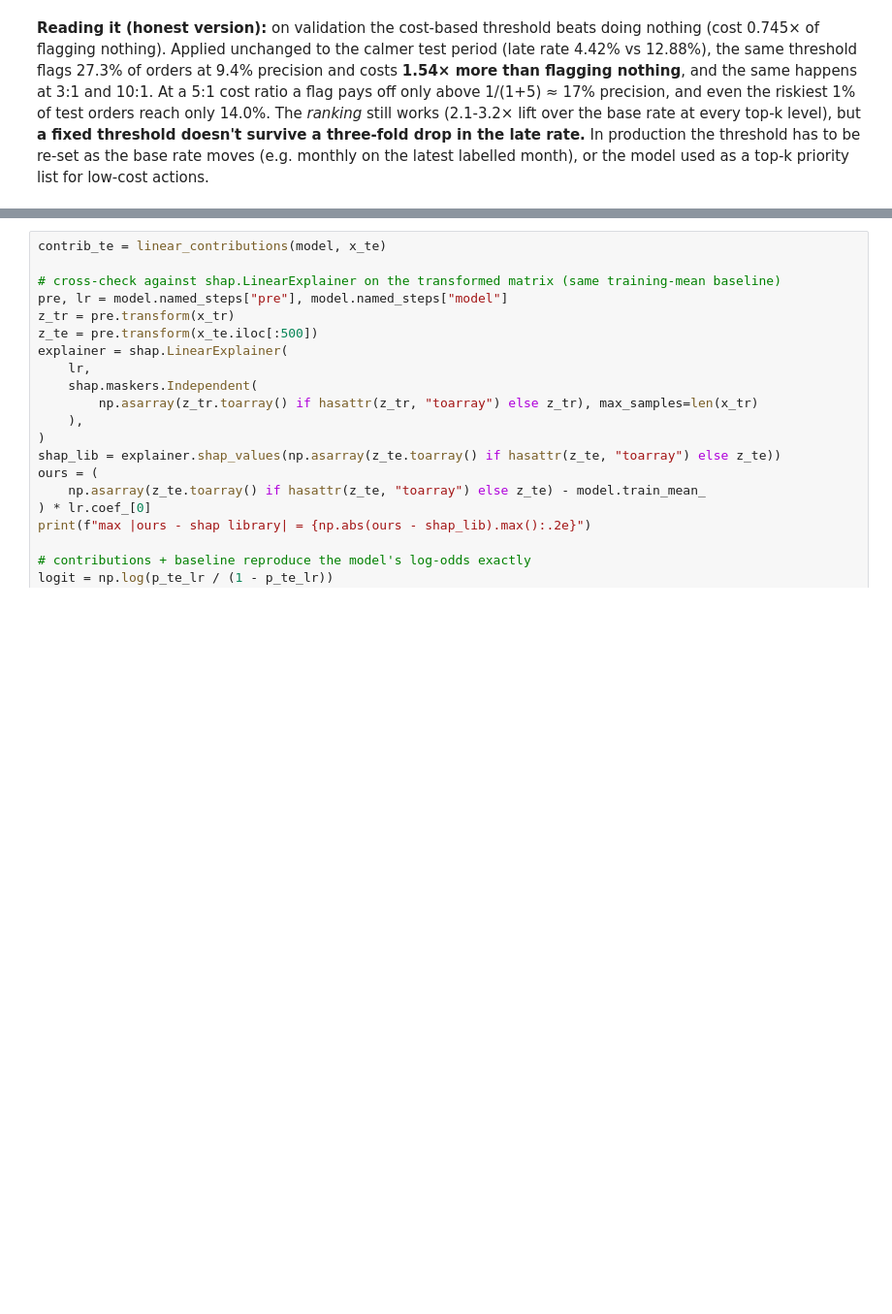
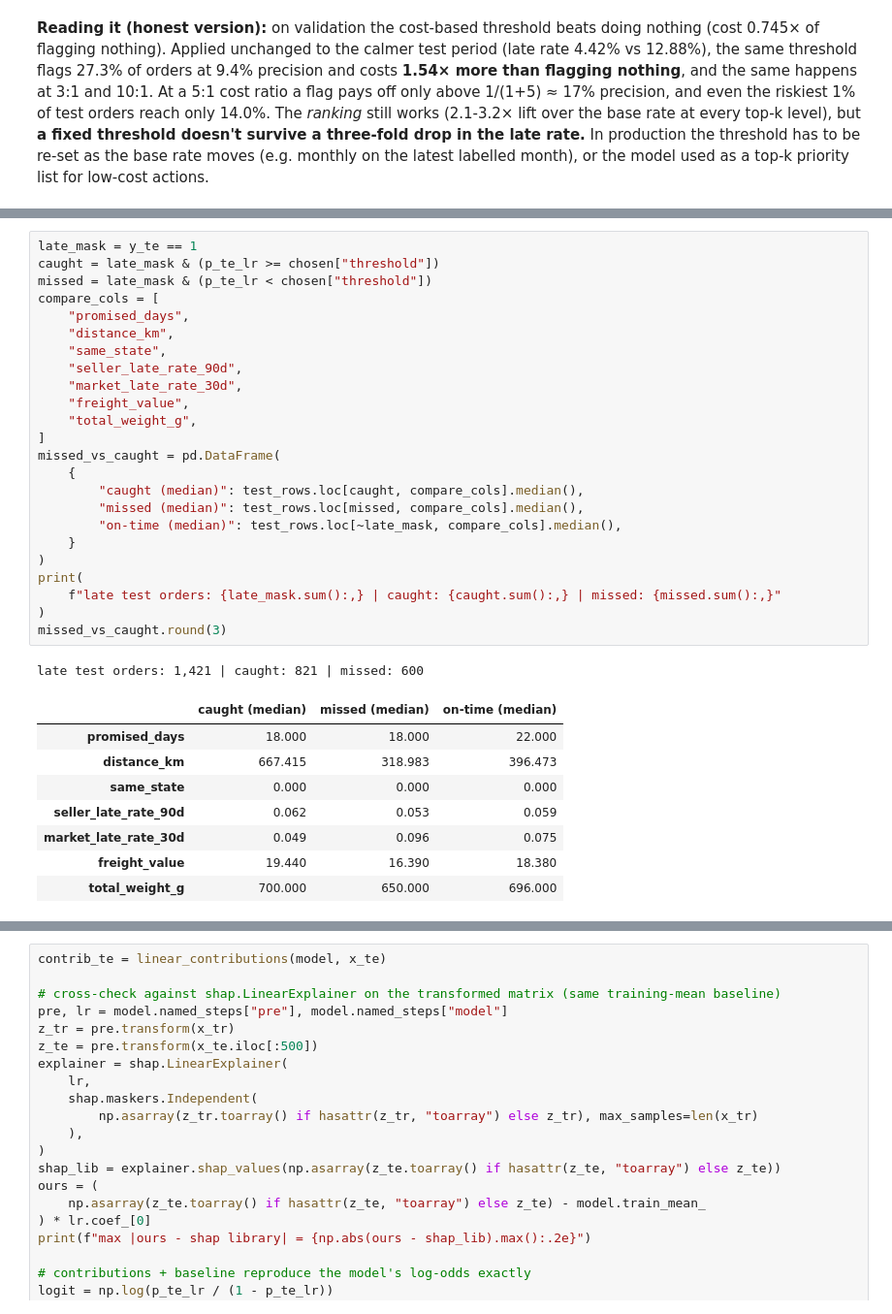
Before and after one commit to MasoodManzoorAhmed/ecommerce-customer-experience-analytics-with-GenAI, a Jupyter notebook: notebooks/02_late_delivery_model.ipynb, the cells around one changed output, grey strips where cells are left out. Shown at 97% size. Saved outputs shown, nothing was run; the diff lists cells and outputs as text; blank space fills up the shorter version.

```diff
--- a/notebooks/02_late_delivery_model.ipynb
+++ b/notebooks/02_late_delivery_model.ipynb
@@ -349,0 +439,34 @@ dtype: float64
+# %%
+late_mask = y_te == 1
+caught = late_mask & (p_te_lr >= chosen["threshold"])
+missed = late_mask & (p_te_lr < chosen["threshold"])
+compare_cols = [
+    "promised_days",
+    "distance_km",
+    "same_state",
+    "seller_late_rate_90d",
+    "market_late_rate_30d",
+    "freight_value",
+    "total_weight_g",
+]
+missed_vs_caught = pd.DataFrame(
+    {
+        "caught (median)": test_rows.loc[caught, compare_cols].median(),
+        "missed (median)": test_rows.loc[missed, compare_cols].median(),
+        "on-time (median)": test_rows.loc[~late_mask, compare_cols].median(),
+    }
+)
+print(
+    f"late test orders: {late_mask.sum():,} | caught: {caught.sum():,} | missed: {missed.sum():,}"
+)
+missed_vs_caught.round(3)
+# %% [output]
+late test orders: 1,421 | caught: 821 | missed: 600
+|  | caught (median) | missed (median) | on-time (median) |
+| promised_days | 18.000 | 18.000 | 22.000 |
+| distance_km | 667.415 | 318.983 | 396.473 |
+| same_state | 0.000 | 0.000 | 0.000 |
+| seller_late_rate_90d | 0.062 | 0.053 | 0.059 |
+| market_late_rate_30d | 0.049 | 0.096 | 0.075 |
+| freight_value | 19.440 | 16.390 | 18.380 |
+| total_weight_g | 700.000 | 650.000 | 696.000 |
```
Also changed, not shown: parts of 15 cells of this notebook, 19 other files.
